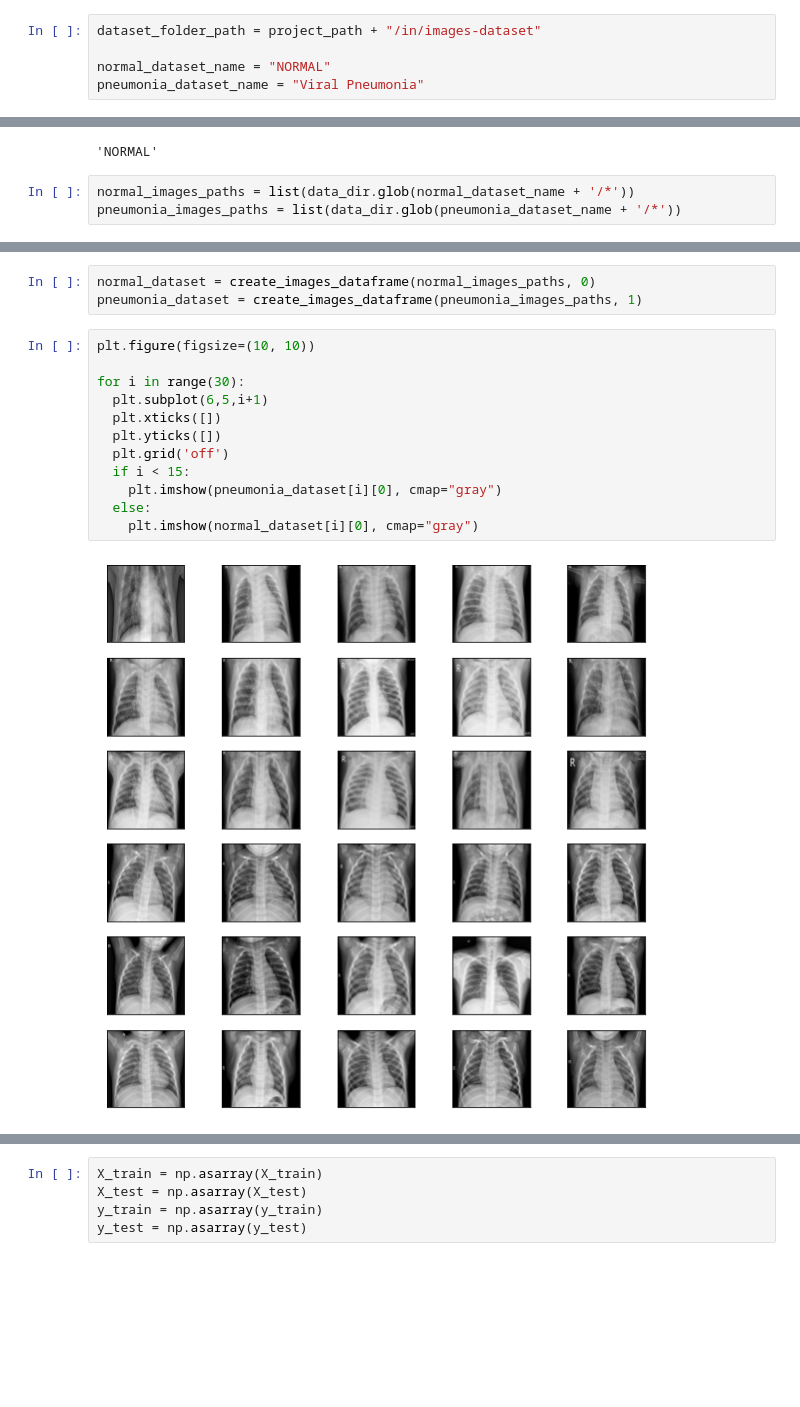
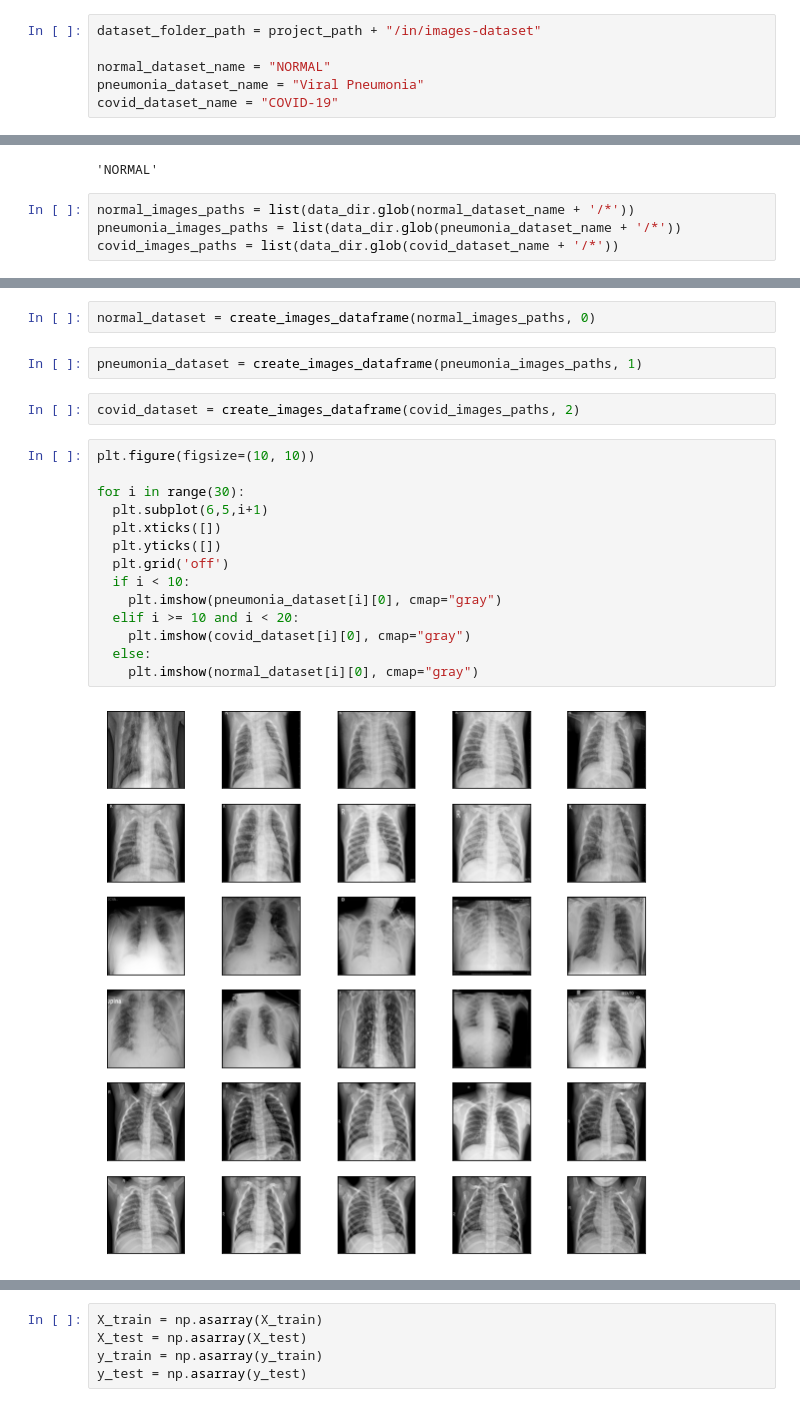
Before and after one commit to IramML/pneumonia-radiography-detector, a Jupyter notebook: training/notebook.ipynb, the cells around one changed output, grey strips where cells are left out. Cells and saved outputs as stored; diff of their text form; blank space fills up the shorter version.

Commit message:
Add detect covid radiograpy feature

```diff
--- a/training/notebook.ipynb
+++ b/training/notebook.ipynb
@@ -41,6 +41,7 @@ dataset_folder_path = project_path + "/in/images-dataset"
 
 normal_dataset_name = "NORMAL"
 pneumonia_dataset_name = "Viral Pneumonia"
+covid_dataset_name = "COVID-19"
 # %%
 def create_nn_model():
   model = keras.Sequential()
@@ -63,6 +66,7 @@ normal_dataset_name
 # %%
 normal_images_paths = list(data_dir.glob(normal_dataset_name + '/*'))
 pneumonia_images_paths = list(data_dir.glob(pneumonia_dataset_name + '/*'))
+covid_images_paths = list(data_dir.glob(covid_dataset_name + '/*'))
 # %%
 def create_images_dataframe(images_path, tag):
     items = [];
@@ -82,18 +85,23 @@ def create_images_dataframe(images_path, tag):
     return items
 # %%
 normal_dataset = create_images_dataframe(normal_images_paths, 0)
-pneumonia_dataset = create_images_dataframe(pneumonia_images_paths, 1)
+# %%
+pneumonia_dataset = create_images_dataframe(pneumonia_images_paths, 1)
+# %%
+covid_dataset = create_images_dataframe(covid_images_paths, 2)
 # %%
 plt.figure(figsize=(10, 10))
 
 for i in range(30):
   plt.subplot(6,5,i+1)
   plt.xticks([])
   plt.yticks([])
   plt.grid('off')
-  if i < 15:
+  if i < 10:
     plt.imshow(pneumonia_dataset[i][0], cmap="gray")
+  elif i >= 10 and i < 20:
+    plt.imshow(covid_dataset[i][0], cmap="gray")
   else:
     plt.imshow(normal_dataset[i][0], cmap="gray")
 # %% [output]
-[figure, old version]
+[figure, new version]
```
Also changed, not shown: parts of 18 cells of this notebook, 1 other file.
